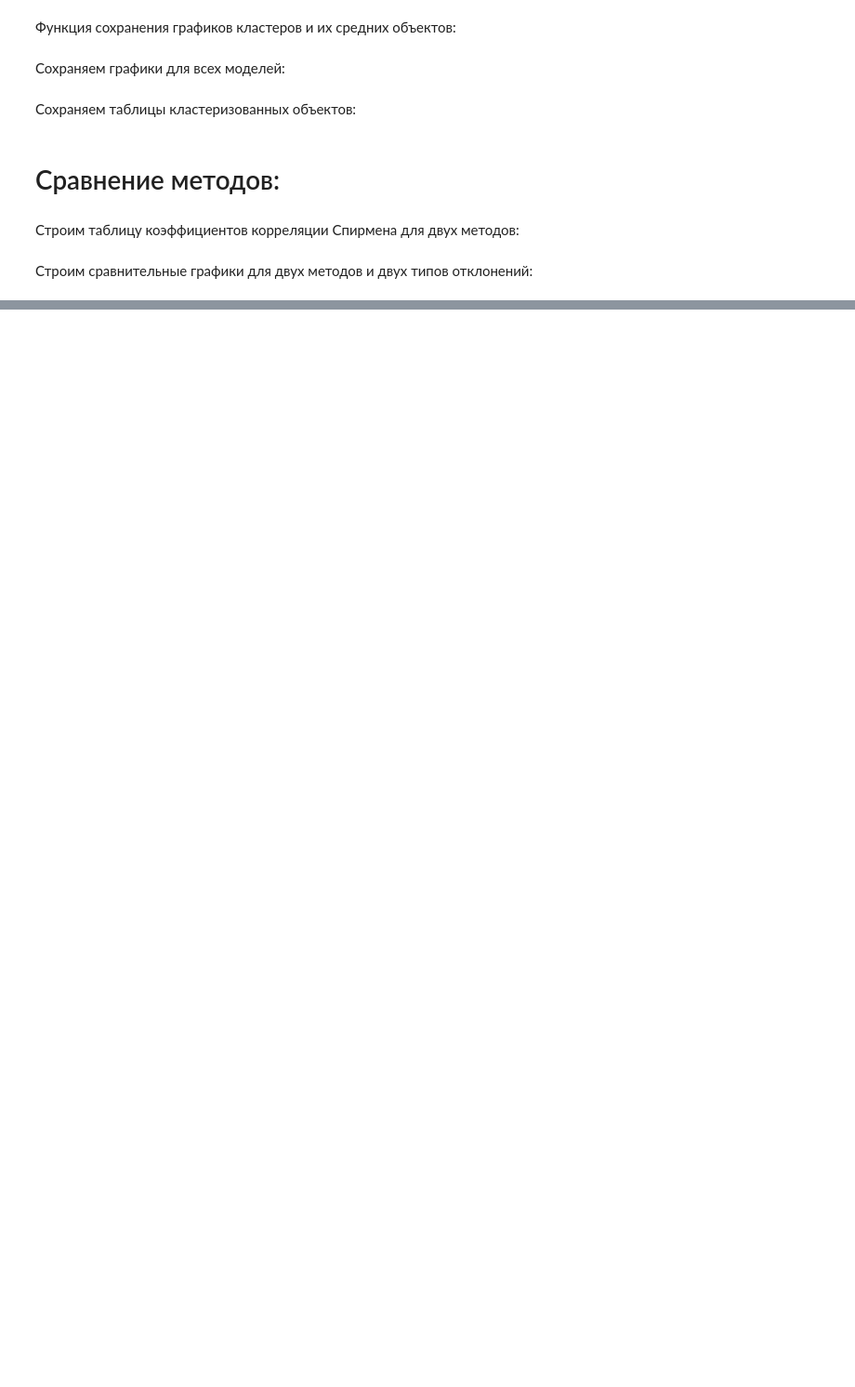
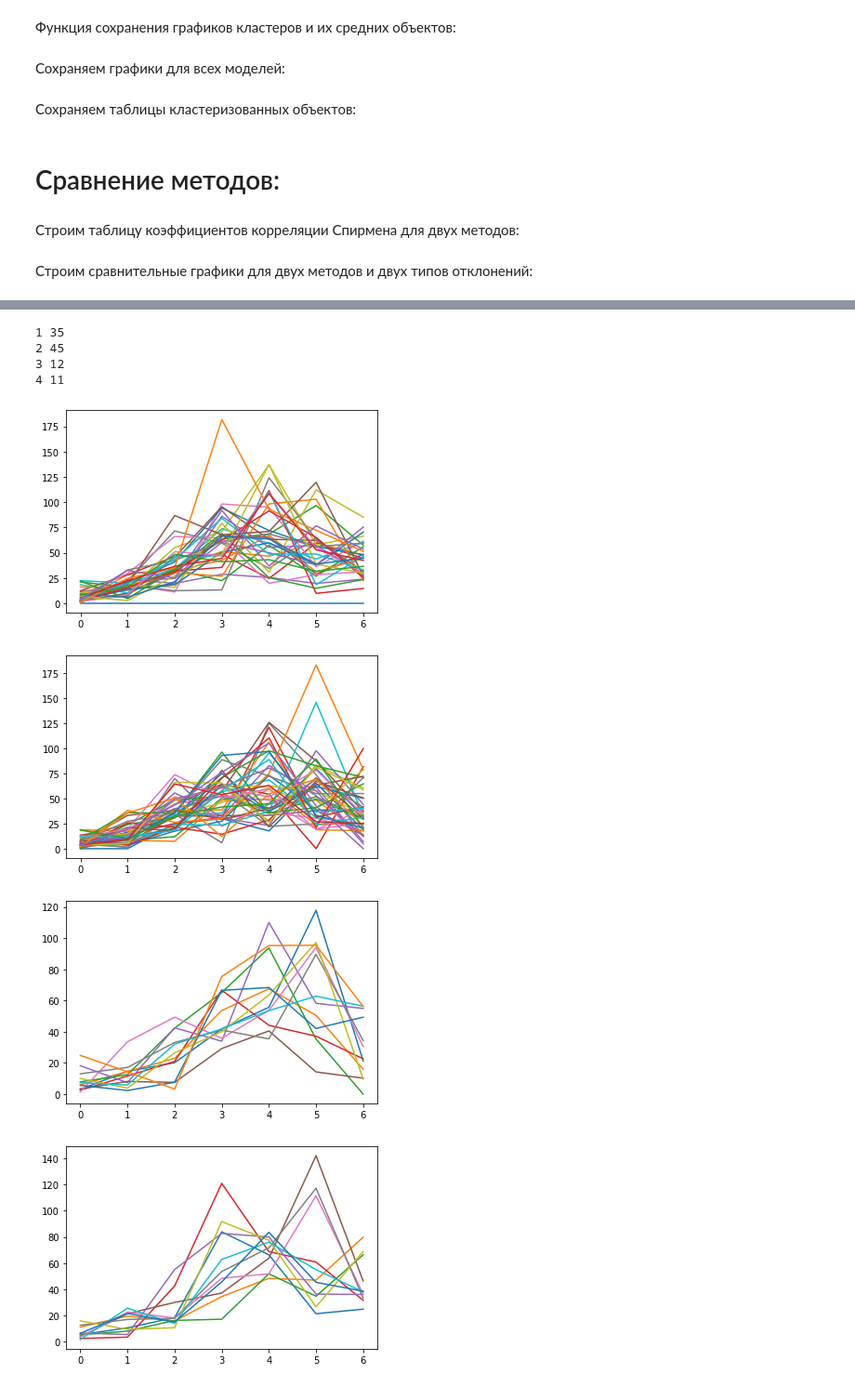
Before and after one commit to mikewellmeansme/TracheidClustering, a Jupyter notebook: playground.ipynb, the cells around one changed output, grey strips where cells are left out. Shown at 93% size. Saved outputs shown, nothing was run; the diff lists cells and outputs as text; code cells hidden in the pictures; blank space fills up the shorter version.

```diff
--- a/playground.ipynb
+++ b/playground.ipynb
@@ -274,0 +497,55 @@ save_corr_plots(difference_deviation_df_A, difference_deviation_df_B, cwt_names,
+# %%
+def list_to_cumulative(lst):
+    return [sum(lst[:i+1]) for i in range(len(lst))]
+# %%
+for i in range(4):
+    fig, ax = plt.subplots(nrows=4, ncols=1, dpi=300, figsize=(6, 10))
+    plt.subplots_adjust(bottom=0.03, top=0.95)
+    ax2 = ax[0].twinx()
+    ax[0].set_ylim([0, 25])
+    ax2.set_ylim([0, 350])
+    ax[1].set_ylim([0.2, 3.2])
+    ax[2].set_ylim([0.75, 1.2])
+    ax[3].set_ylim([0.75, 1.2])
+    ax[2].axhline(y=1, color='dimgray', linestyle='--')
+    ax[3].axhline(y=1, color='dimgray', linestyle='--')
+    ax[0].set_ylabel('Temperature (°C)')
+    ax2.set_ylabel('Precipitation (mm)')
+    ax[0].set_zorder(1)  # default zorder is 0 for ax1 and ax2
+    ax[0].patch.set_visible(False)  # prevents ax1 from hiding ax2
+
+    selected = a_classified[a_classified['Class 4']==i]
+    temp_to_plot = monthly_temp.loc[monthly_temp['Year'].isin(list(selected['Year']))]
+    print(i+1, len(temp_to_plot))
+    ax[0].set_title(f'Class {i+1} ({len(temp_to_plot)} elements)')
+    ax[0].plot(['Apr', 'May', 'Jun', 'Jul', 'Aug', 'Sep', 'Oct'],
+                temp_to_plot.mean(skipna=True)[4:11], color='red', label='Temperature', lw=5)
+    ax[1].plot(['Apr', 'May', 'Jun', 'Jul', 'Aug', 'Sep', 'Oct'],
+                monthly_htc.loc[monthly_htc['Year'].isin(list(selected['Year']))].mean(skipna=True)[4:11], color='green', label='Hydrothermal Coefficient', lw=5)
+    ax2.bar(['Apr', 'May', 'Jun', 'Jul', 'Aug', 'Sep', 'Oct'],
+            list_to_cumulative(monthly_prec.loc[monthly_prec['Year'].isin(list(selected['Year']))].mean(skipna=True)[4:11]), color='blue',  label='Precipitation')
+
+    ax[2].plot(selected.mean()[1:16], label='Diameter deviation')
+    ax[3].plot([f'C{j}' for j in range(1,16)], selected.mean()[16:31], label='CWT deviation')
+
+    ax[1].legend(frameon=False)
+    ax[2].legend(frameon=False)
+    ax[3].legend(frameon=False)
+    plt.savefig(f'output/{i+1} Class (d&cwt)', dpi=300)
+    plt.close(fig)
+# %% [output]
+1 35
+2 45
+3 12
+4 11
+# %%
+for c in range(4):
+    for i, row in a_classified[a_classified['Class 4']==c].iterrows():
+        if int(row[0]) in set(monthly_prec['Year']):
+            plt.plot(monthly_prec[monthly_prec['Year']==int(row[0])].values[0][3:10])
+    plt.show()
+# %% [output]
+[figure, added]
+[figure, added]
+[figure, added]
+[figure, added]
```
Also changed, not shown: parts of 28 cells of this notebook, 2 other files.
